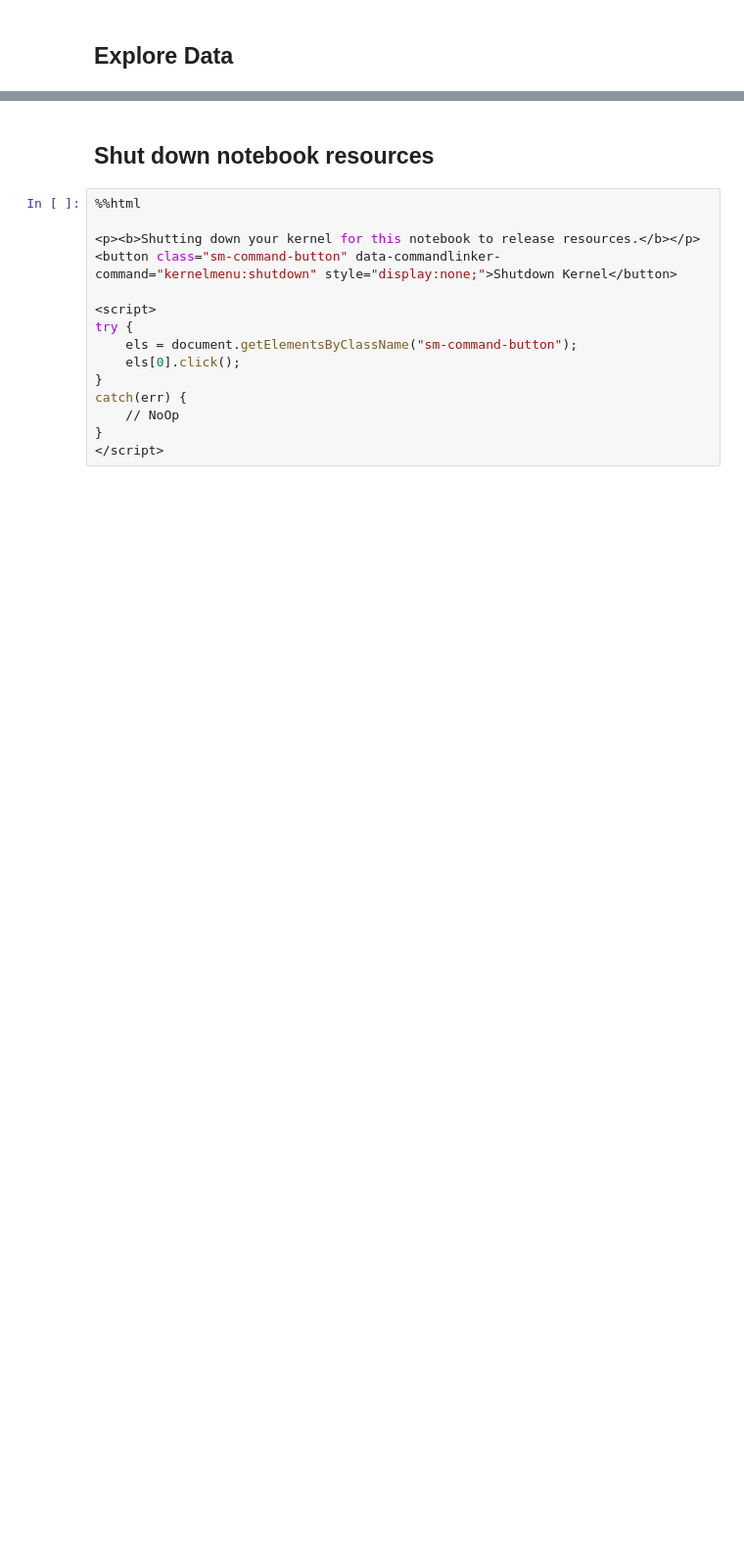
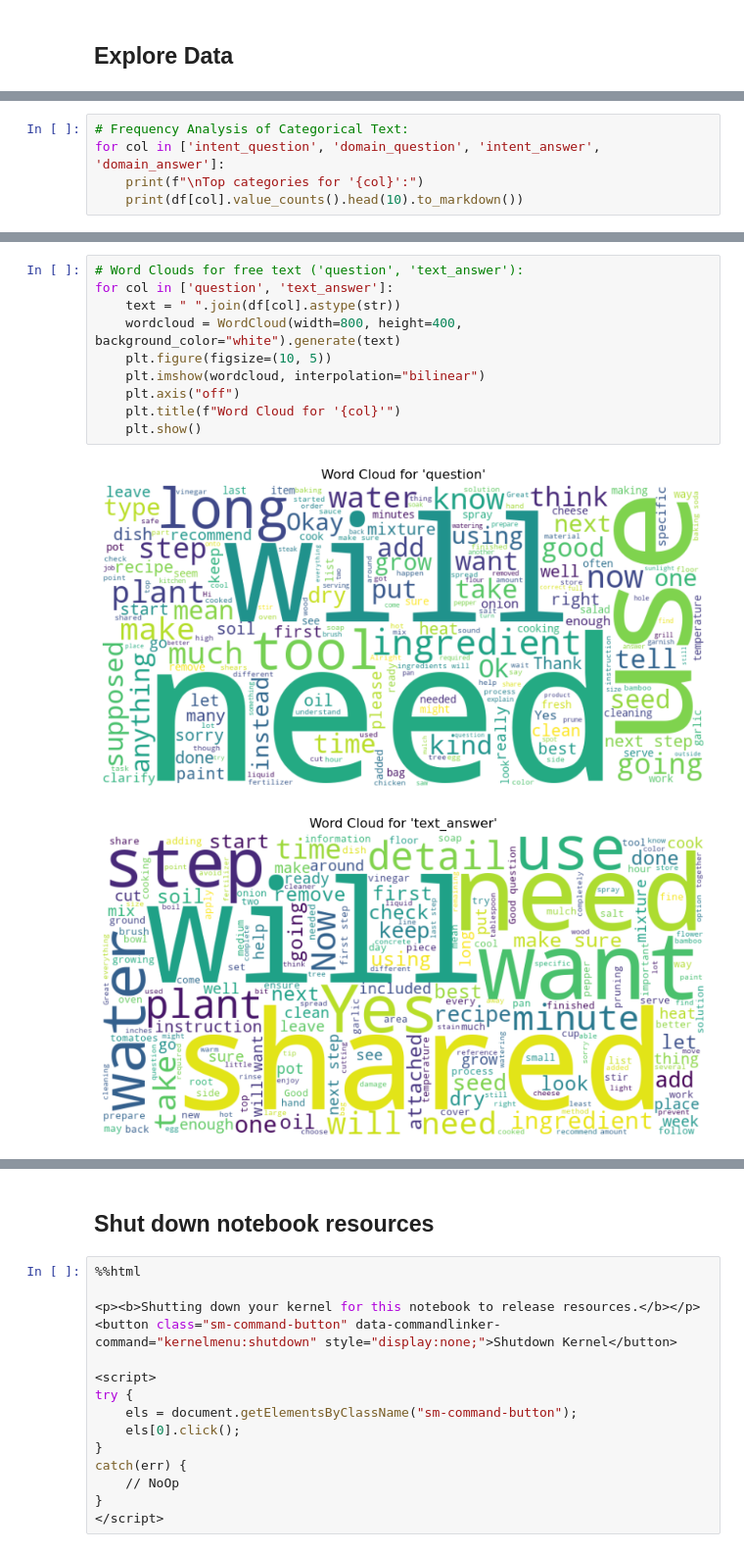
Before and after one commit to ithllc/AAI_540_SU_04, a Jupyter notebook: code/05_Explore_Data.ipynb, the cells around one changed output, grey strips where cells are left out. Shown at 98% size. Cells and saved outputs as stored; diff of their text form; blank space fills up the shorter version.

```diff
--- a/code/05_Explore_Data.ipynb
+++ b/code/05_Explore_Data.ipynb
@@ -73,0 +126,5 @@ df.head(5)
+# %%
+# Frequency Analysis of Categorical Text:
+for col in ['intent_question', 'domain_question', 'intent_answer', 'domain_answer']:
+    print(f"\nTop categories for '{col}':")
+    print(df[col].value_counts().head(10).to_markdown())
@@ -73,0 +188,13 @@ df.head(5)
+# %%
+# Word Clouds for free text ('question', 'text_answer'):
+for col in ['question', 'text_answer']:
+    text = " ".join(df[col].astype(str))
+    wordcloud = WordCloud(width=800, height=400, background_color="white").generate(text)
+    plt.figure(figsize=(10, 5))
+    plt.imshow(wordcloud, interpolation="bilinear")
+    plt.axis("off")
+    plt.title(f"Word Cloud for '{col}'")
+    plt.show()
+# %% [output]
+[figure, added]
+[figure, added]
```
Also changed, not shown: parts of 9 cells of this notebook, 4 other files.
